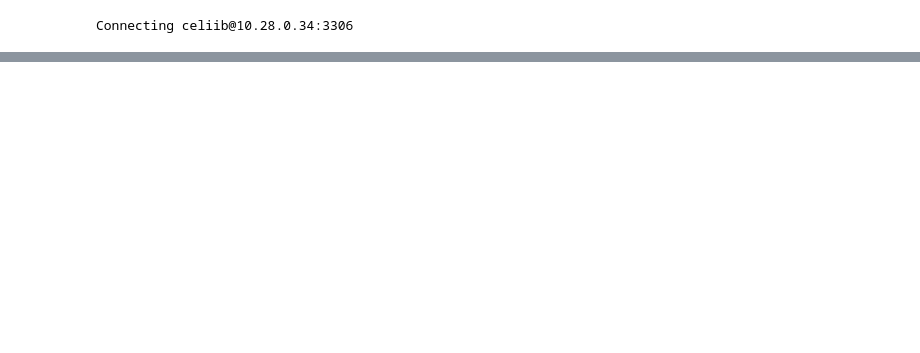
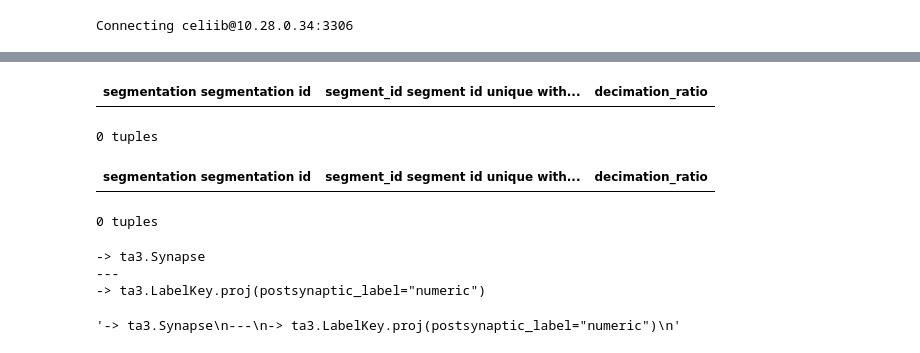
Before and after one commit to celiibrendan/Finishing_Pinky100_Pipeline, a Jupyter notebook: CleansedMesh and Compartment-Copy1.Component ta3p100.ipynb, the cells around one changed output, grey strips where cells are left out. Drawn from its saved outputs; the diff is of its cells as text; code cells hidden in the pictures; blank space fills up the shorter version.

```diff
--- a/CleansedMesh and Compartment-Copy1.Component ta3p100.ipynb
+++ b/CleansedMesh and Compartment-Copy1.Component ta3p100.ipynb
@@ -383,0 +410,10 @@ print(time.time() - true_start)
+# %%
+ta3p100.Compartment() & 'segment_id=648518346349498406'
+# %% [output]
+| segmentation segmentation id | segment_id segment id unique with... | decimation_ratio |
+0 tuples
+# %%
+(ta3p100.Compartment() & [dict(segment_id=seg) for seg in missing_segs])#.delete()
+# %% [output]
+| segmentation segmentation id | segment_id segment id unique with... | decimation_ratio |
+0 tuples
@@ -383,0 +422,7 @@ print(time.time() - true_start)
+# %%
+ta3.SynapseCompartmentLabel.describe()
+# %% [output]
+-> ta3.Synapse
+---
+-> ta3.LabelKey.proj(postsynaptic_label="numeric")
+'-> ta3.Synapse\n---\n-> ta3.LabelKey.proj(postsynaptic_label="numeric")\n'
```
Also changed, not shown: parts of 13 cells of this notebook, 6 other files.
